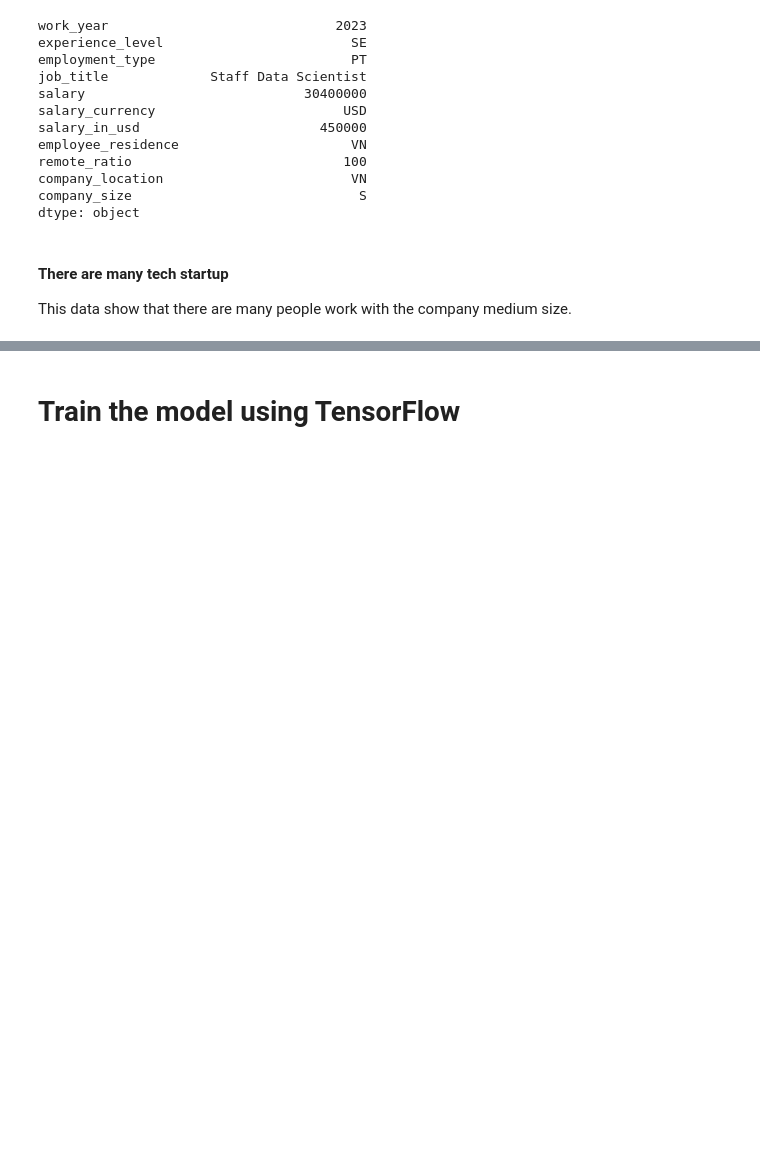
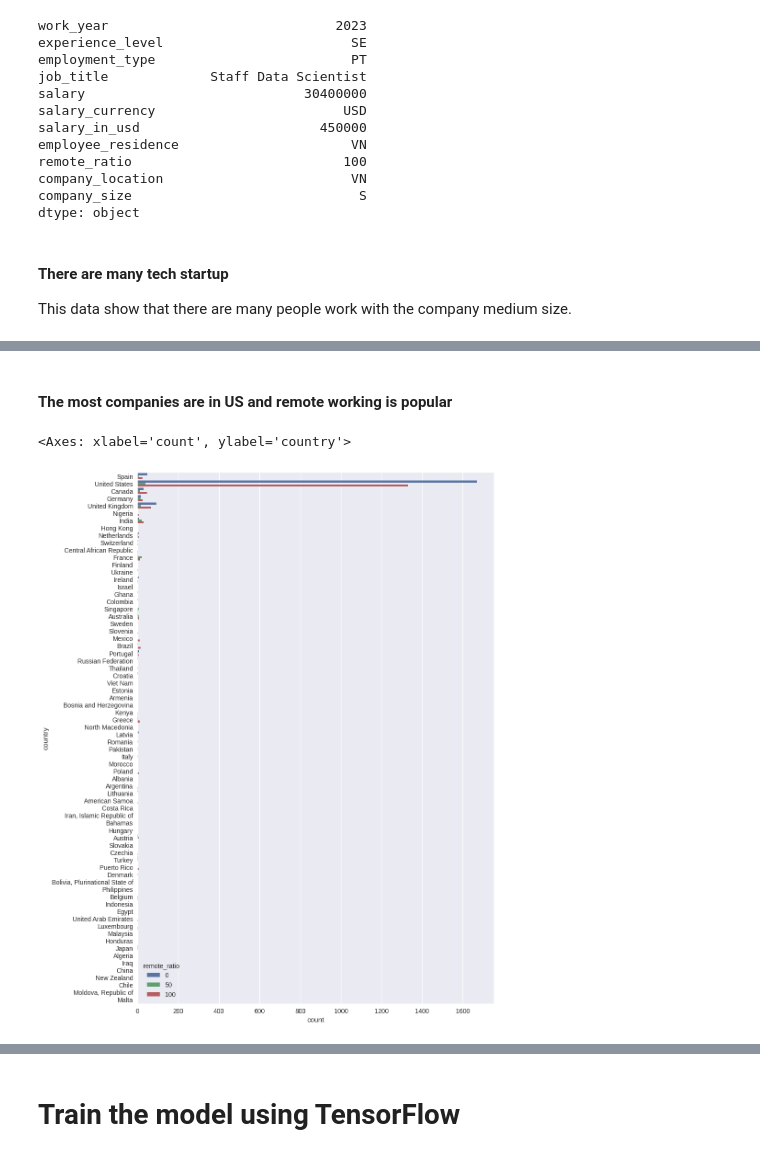
Before and after one commit to openmymai/DS-and-ML, a Jupyter notebook: ds-salary-prediction-with-tensorflow.ipynb, the cells around one changed output, grey strips where cells are left out. Saved outputs shown, nothing was run; the diff lists cells and outputs as text; code cells hidden in the pictures; blank space fills up the shorter version.

```diff
--- a/ds-salary-prediction-with-tensorflow.ipynb
+++ b/ds-salary-prediction-with-tensorflow.ipynb
@@ -243,0 +289,8 @@ fig.show()
+# %% [markdown]
+#### The most companies are in US and remote working is popular
+# %%
+plt.figure(figsize=(10,15))
+sns.countplot(data=df_eda, y="country", hue="remote_ratio")
+# %% [output]
+<Axes: xlabel='count', ylabel='country'>
+[figure, added]
```
Also changed, not shown: parts of 16 cells of this notebook.
